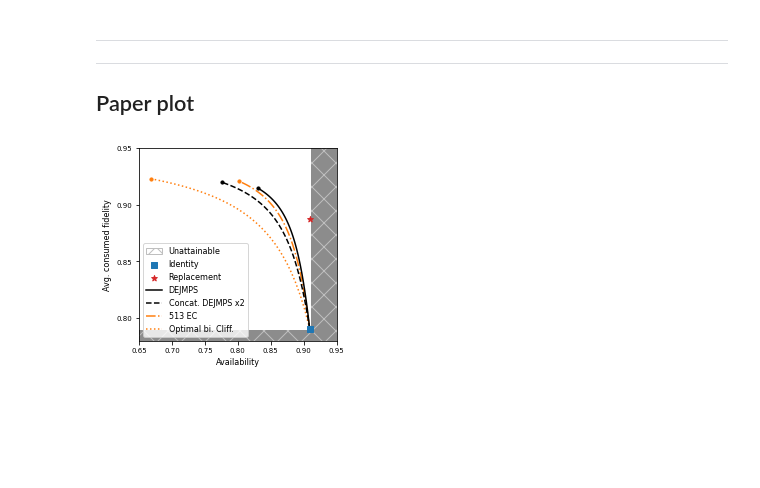
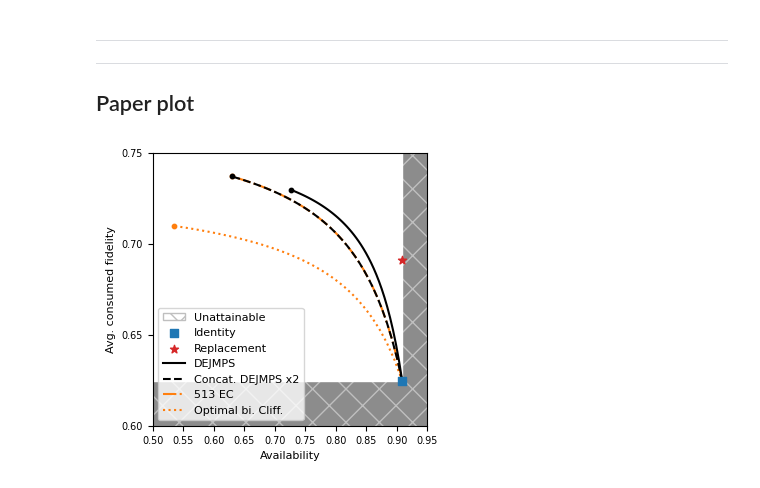
Before and after one commit to AlvaroGI/buffering-1GnB, a Jupyter notebook: RESULTS-concatDEJMPS-vs-optimal.ipynb, the cells around one changed output. Drawn from its saved outputs; the diff is of its cells as text; code cells hidden in the pictures; blank space fills up the shorter version.

```diff
--- a/RESULTS-concatDEJMPS-vs-optimal.ipynb
+++ b/RESULTS-concatDEJMPS-vs-optimal.ipynb
@@ -92,7 +92,7 @@ n = 5
 
 # GEN
 p_gen = 1
-F_new = 0.9
+F_new = 0.7 #0.9
 rho_new = np.diag([F_new, (1-F_new)/3, (1-F_new)/3, (1-F_new)/3])
 
 # PURIF
@@ -114,8 +114,8 @@ savefig = True
 # %%
 ## RUN ##
 imp.reload(main)
 main.AFplot_vs_id_vs_repl(varying_param, n, p_gen, rho_new, q_purif, policy_names,
-                          pur_after_swap, Gamma, p_cons, ylims=[0.78,0.95],
+                          pur_after_swap, Gamma, p_cons, ylims=[0.6,0.75],#[0.78,0.95],
                           colors=colors, linestyles=linestyles, savefig=False)
 # %% [output]
-[figure, old version]
+[figure, new version]
```
